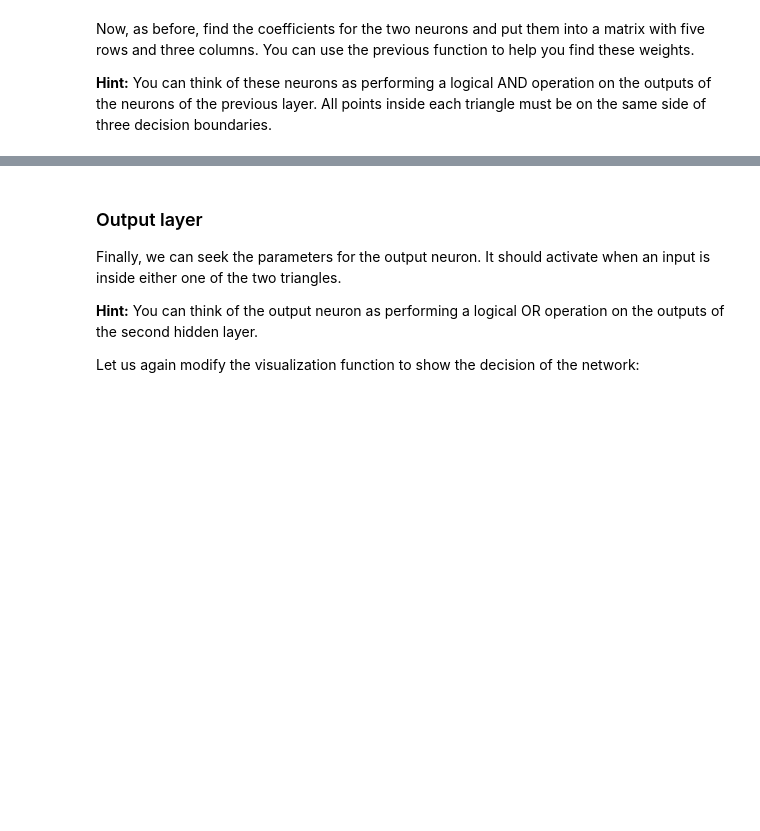
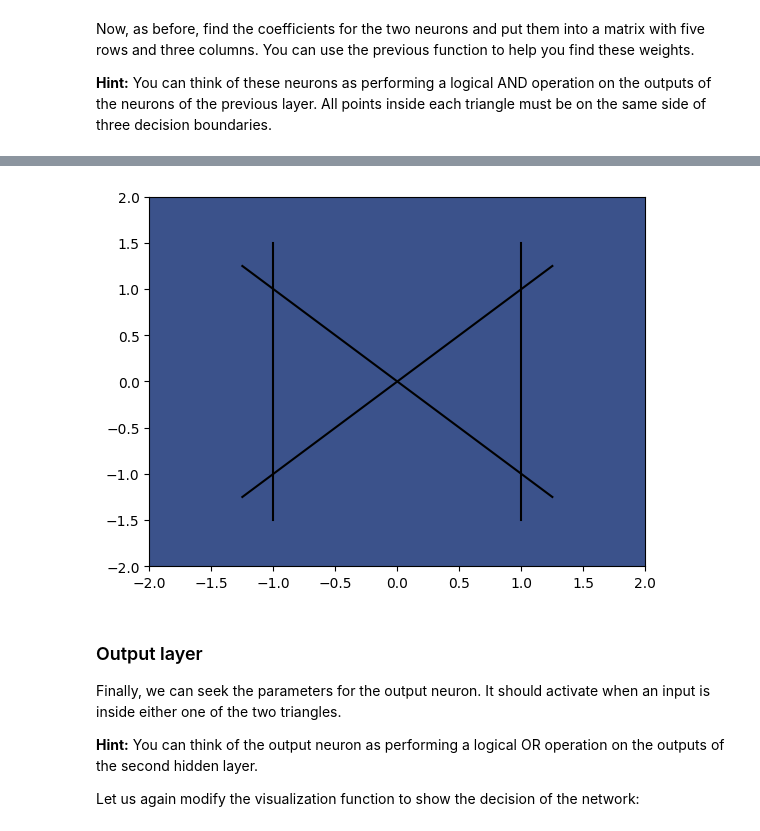
Before and after one commit to x4ahmed/HypothesisSpace, a Jupyter notebook: E2/ex2.ipynb, the cells around one changed output, grey strips where cells are left out. Drawn from its saved outputs; the diff is of its cells as text; code cells hidden in the pictures; blank space fills up the shorter version.

```diff
--- a/E2/ex2.ipynb
+++ b/E2/ex2.ipynb
@@ -273,5 +371,7 @@ plot_decision_boundary_second_hidden(*weights_2[:, 1])
 # %%
-plot_decision_boundary_second_hidden(*weights_2[:, 2])
+plot_decision_boundary_second_hidden(*weights_2[:, 0])
+# %% [output]
+[figure, added]
 # %%
 
 hidden_2 = (
```
Also changed, not shown: parts of 17 cells of this notebook.
